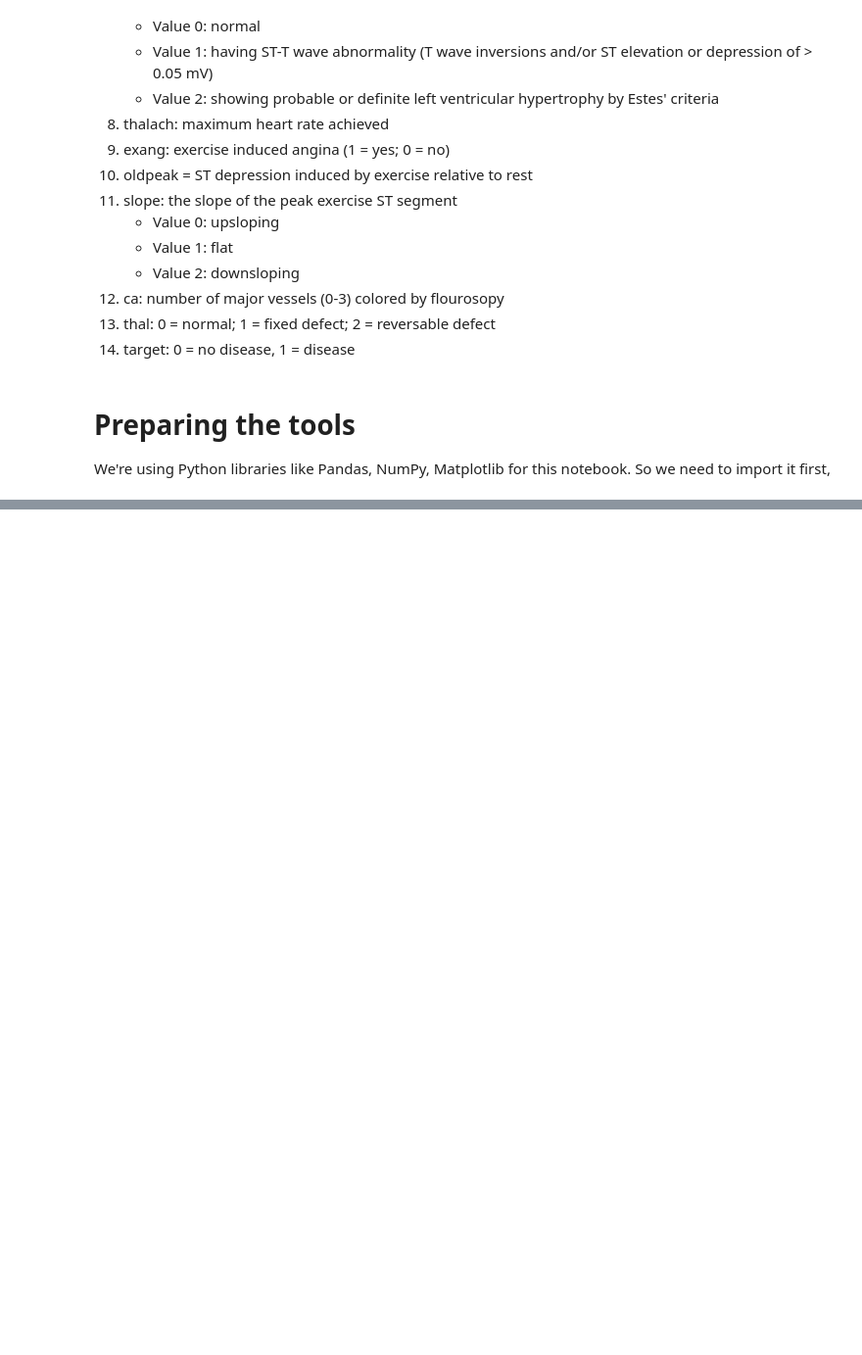
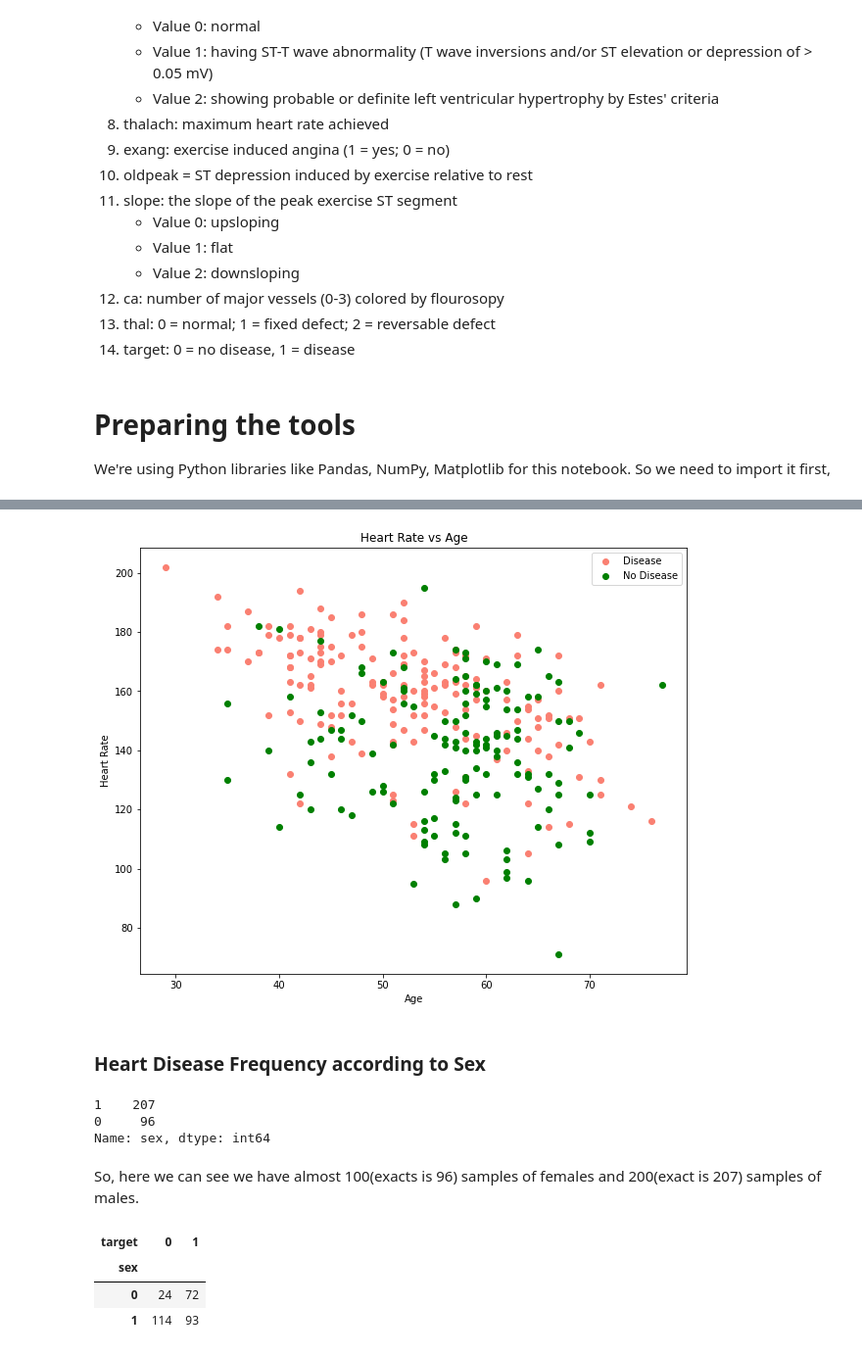
Before and after one commit to SaketMunda/heart-disease-ml-project, a Jupyter notebook: end-to-end-heart-disease-classification.ipynb, the cells around one changed output, grey strips where cells are left out. Shown: that part at 98% size. Drawn from its saved outputs; the diff is of its cells as text; code cells hidden in the pictures; blank space fills up the shorter version.

```diff
--- a/end-to-end-heart-disease-classification.ipynb
+++ b/end-to-end-heart-disease-classification.ipynb
@@ -86,0 +229,36 @@ ModuleNotFoundError: No module named 'seaborn'
+# %%
+# another way to plot,
+plt.figure(figsize=(10,8));
+
+plt.scatter(x=df[df.target==1].age,
+            y=df[df.target==1].thalach,
+            c="salmon");
+
+plt.scatter(x=df[df.target==0].age,
+            y=df[df.target==0].thalach,
+            c="green");
+
+plt.xlabel("Age")
+plt.ylabel("Heart Rate")
+plt.title("Heart Rate vs Age")
+plt.legend(["Disease","No Disease"]);
+# %% [output]
+[figure, added]
+# %% [markdown]
+### Heart Disease Frequency according to Sex
+# %%
+df.sex.value_counts()
+# %% [output]
+1    207
+0     96
+Name: sex, dtype: int64
+# %% [markdown]
+So, here we can see we have almost 100(exacts is 96) samples of females and 200(exact is 207) samples of males.
+# %%
+# comparing them with our target variable
+pd.crosstab(df.sex, df.target)
+# %% [output]
+| target | 0 | 1 |
+| sex |  |  |
+| 0 | 24 | 72 |
+| 1 | 114 | 93 |
```
Also changed, not shown: parts of 32 cells of this notebook.
